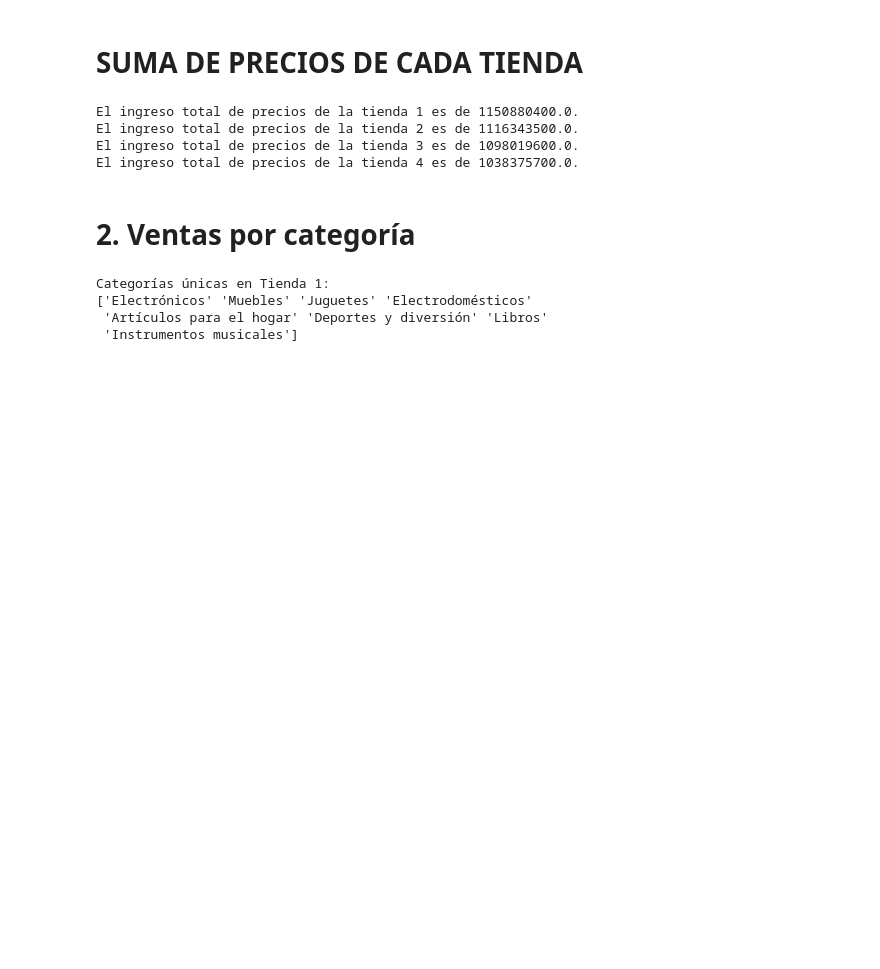
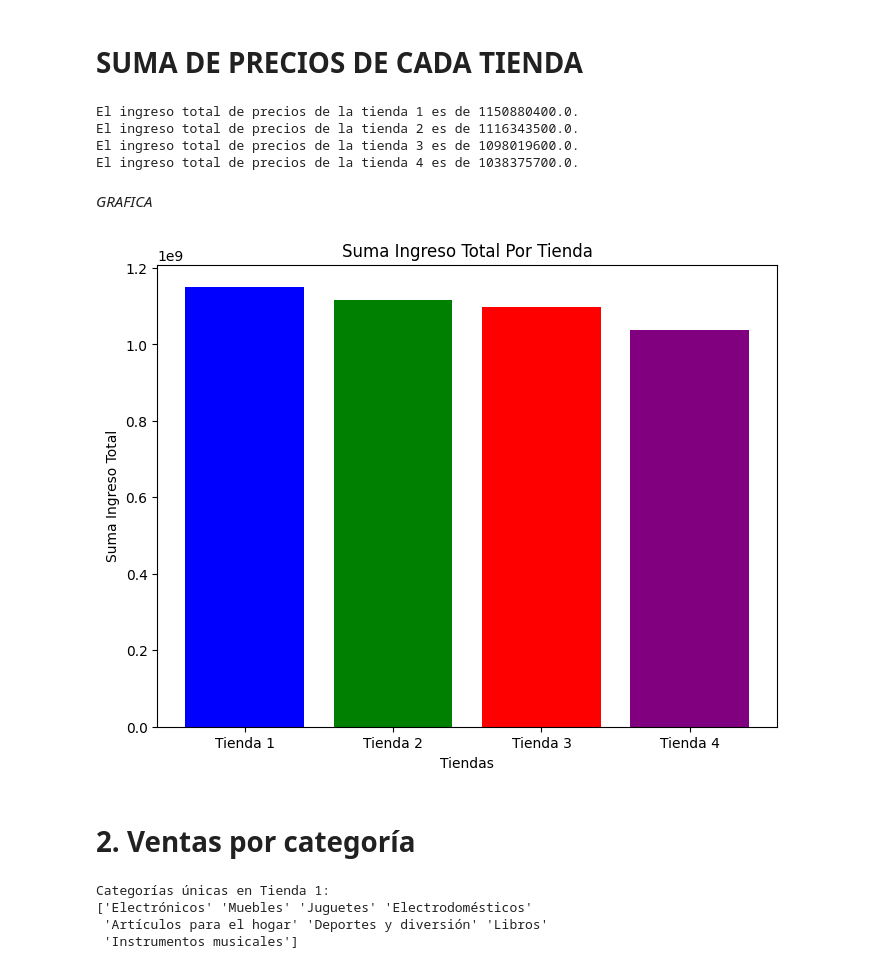
Before and after one commit to TWOD22/Alura-Store-Challenge, a Jupyter notebook: AluraStoreLatam.ipynb, the cells around one changed output. Cells and saved outputs as stored; diff of their text form; code cells hidden in the pictures; blank space fills up the shorter version.

```diff
--- a/AluraStoreLatam.ipynb
+++ b/AluraStoreLatam.ipynb
@@ -65,6 +65,22 @@ El ingreso total de precios de la tienda 1 es de 1150880400.0.
 El ingreso total de precios de la tienda 2 es de 1116343500.0.
 El ingreso total de precios de la tienda 3 es de 1098019600.0.
 El ingreso total de precios de la tienda 4 es de 1038375700.0.
+# %% [markdown]
+*GRAFICA*
+# %%
+tiendas = ['Tienda 1', 'Tienda 2', 'Tienda 3', 'Tienda 4']
+suma_precios = [suma_precios_tienda_1, suma_precios_tienda_2, suma_precios_tienda_3, suma_precios_tienda_4]
+
+
+plt.figure(figsize=(8, 6))
+plt.bar(tiendas, suma_precios, color=['blue', 'green', 'red', 'purple'])
+plt.xlabel('Tiendas')
+plt.ylabel('Suma Ingreso Total')
+plt.title('Suma Ingreso Total Por Tienda')
+
+plt.show()
+# %% [output]
+[figure, added]
 # %% [markdown]
 # 2. Ventas por categoría
 # %%
```
Also changed, not shown: parts of 9 cells of this notebook.
